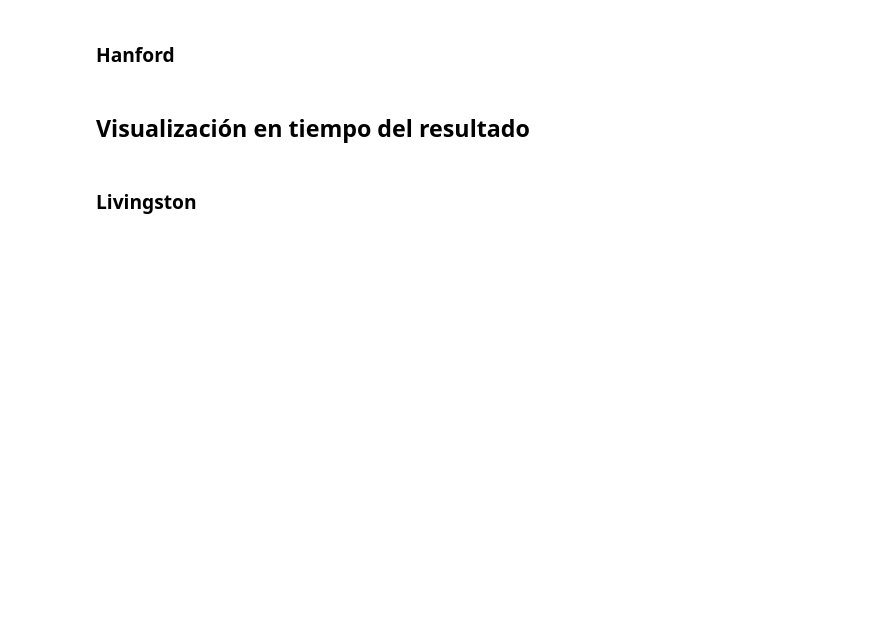
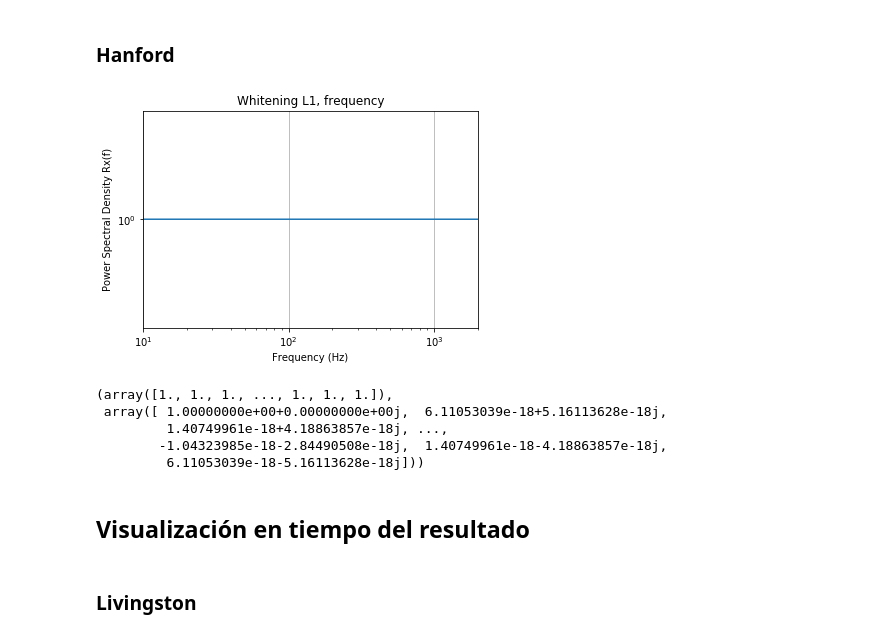
Before and after one commit to LuFernandez/PASA, a Jupyter notebook: TP1. Laboratorio de estimación no-paramétrica/Informe/Informe.ipynb, the cells around one changed output. Cells and saved outputs as stored; diff of their text form; code cells hidden in the pictures; blank space fills up the shorter version.

```diff
--- a/TP1. Laboratorio de estimación no-paramétrica/Informe/Informe.ipynb
+++ b/TP1. Laboratorio de estimación no-paramétrica/Informe/Informe.ipynb
@@ -359,5 +368,14 @@ plt.show()
 # %% [markdown]
 ### Hanford
+# %%
+whitening(p_f_h1_first, p_Pxx_h1_first, (10,2000), title='Whitening L1, frequency', plot=True, plot_type='frequency')
+# %% [output]
+[figure, added]
+(array([1., 1., 1., ..., 1., 1., 1.]),
+ array([ 1.00000000e+00+0.00000000e+00j,  6.11053039e-18+5.16113628e-18j,
+         1.40749961e-18+4.18863857e-18j, ...,
+        -1.04323985e-18-2.84490508e-18j,  1.40749961e-18-4.18863857e-18j,
+         6.11053039e-18-5.16113628e-18j]))
 # %% [markdown]
 ## Visualización en tiempo del resultado
 # %% [markdown]
```
Also changed, not shown: parts of 17 cells of this notebook.
